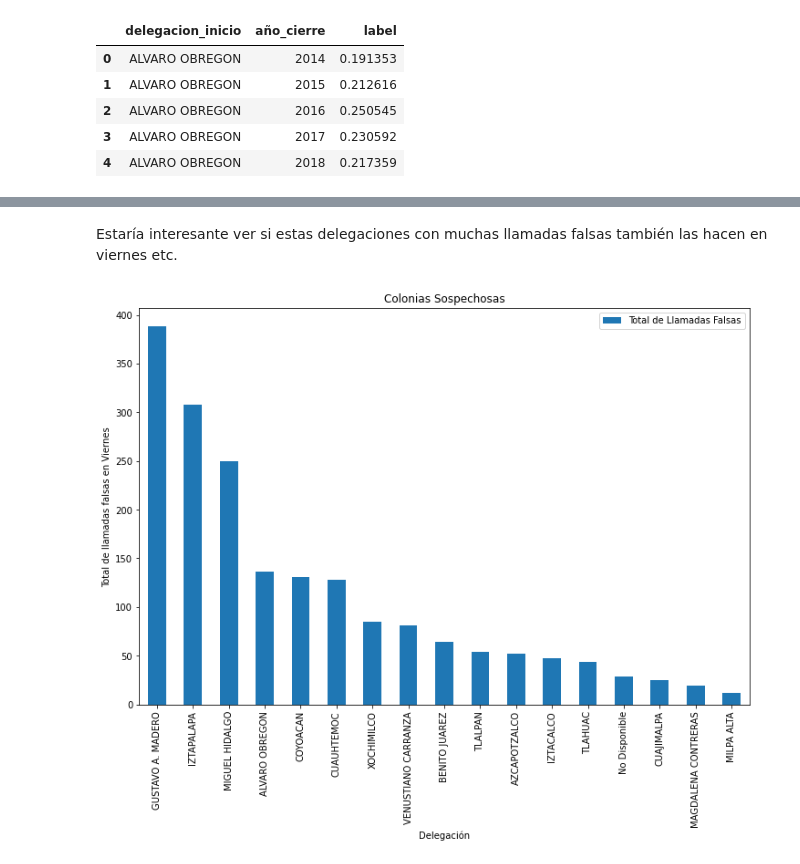
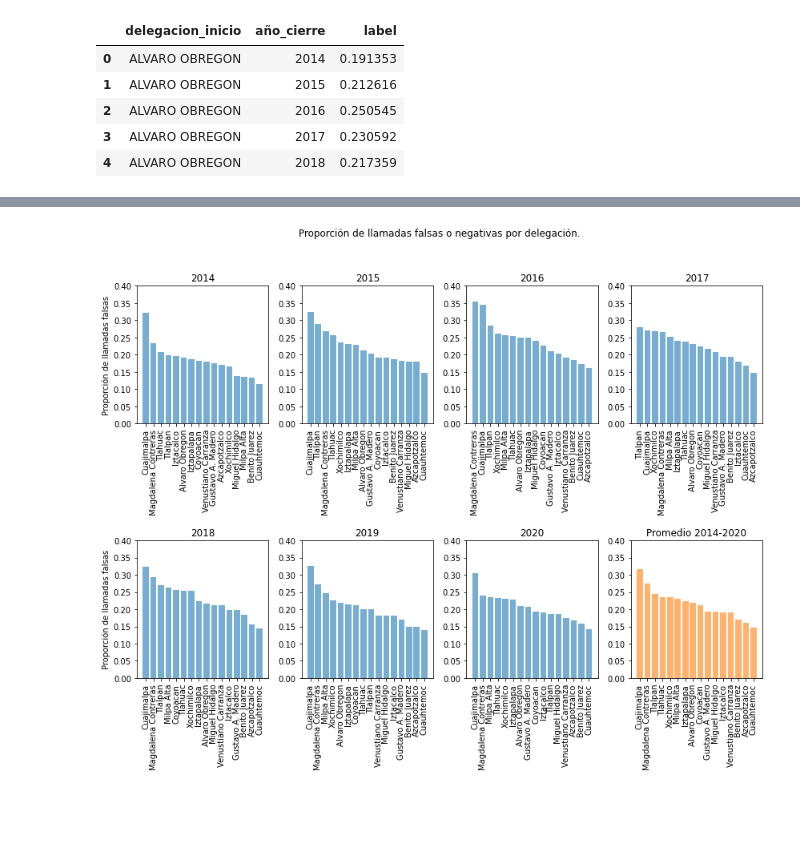
Before and after one commit to caroacostatovany/accidentes-viales-CDMX, a Jupyter notebook: notebooks/geda_pipeline.ipynb, the cells around one changed output, grey strips where cells are left out. Drawn from its saved outputs; the diff is of its cells as text; code cells hidden in the pictures; blank space fills up the shorter version.

Commit message:
añadiendo facet grids y funciones extra

```diff
--- a/notebooks/geda_pipeline.ipynb
+++ b/notebooks/geda_pipeline.ipynb
@@ -283,2 +208,0 @@ Name: año_cierre, dtype: int64
-# %%
-data["label"] = np.where(data["clas_con_f_alarma"] == "FALSA ALARMA", 1, 0)
@@ -448,2 +208,0 @@ plt.show();
-# %% [markdown]
-Estaría interesante ver si estas delegaciones con muchas llamadas falsas también las hacen en viernes etc.
@@ -454,9 +209,47 @@ col_viernes = col_viernes.rename(columns = {"label": "Total de Llamadas Falsas"}
-# %%
-fig, ax = plt.subplots(figsize = (12, 8))
-ax = col_viernes.plot.bar(ax=ax, x= "delegacion_inicio", y= "Total de Llamadas Falsas")
-plt.title("Colonias Sospechosas")
-plt.xlabel("Delegación")
-plt.ylabel("Total de llamadas falsas en Viernes")
-plt.show();
-# %% [output]
-[figure, removed]
+# %%
+#solo son 7 años y tengo 8 campos
+#tengo que agregar un campo adicional para llenar el facet grid; agreguemos el promedio
+promedio = prop.groupby(['delegacion_inicio'], as_index=False).agg({'label': 'mean'})
+promedio = promedio[promedio.delegacion_inicio != "No Disponible"].sort_values(by=["label"], ascending=False)
+promedio["delegacion_inicio"] = [e.lower().title() for e in promedio.delegacion_inicio.values]
+# %%
+#paso 1: inicializar el agrupamiento
+#el promedio de una columna de 0's y 1's es la proporción de 1's en esa columna.
+#encontramos la proporción de label por delegación
+prop = data.groupby(["delegacion_inicio", "año_cierre"], as_index = False).agg({"label": "mean"})
+prop = prop[prop.delegacion_inicio != "No Disponible"] #recordemos que así llenamos los Nans por colonia
+
+#paso 2: inicializar gráfica masiva
+fig, axs = plt.subplots(2,4, figsize = (14,10))
+plt.subplots_adjust(wspace = .25, hspace = .85, bottom = .20)
+fig.suptitle('Proporción de llamadas falsas o negativas por delegación.')
+
+#paso 3: llenar el facet grid
+for i in range(8):
+    año = 2014 + i #2014, 2015,..., 2020
+    row = i // 4
+    col = i % 4
+    #filtramos solo por año
+    grouping = prop[prop["año_cierre"] == año].sort_values(by = "label", ascending = False)
+    delegaciones = [e.lower().title() for e in grouping.delegacion_inicio.values]
+    axs[row,col].bar(grouping.delegacion_inicio, grouping.label, align='center', alpha=0.6)
+    axs[row,col].set_title(f"{str(año)}")
+    axs[row,col].set_ylim([0,.40])
+    axs[row,col].set_xticks(range(16))
+    axs[row,col].set_xticklabels(delegaciones, rotation = 90)
+    if i == 0 or i == 4:
+        axs[row,col].set(ylabel = "Proporción de llamadas falsas")
+    #campo del promedio se llena de formam distinta
+    if row == 1 and col == 3:
+        axs[row,col].bar(promedio.delegacion_inicio, promedio.label, align = "center", alpha=0.6)
+        delegaciones = [e for e in promedio.delegacion_inicio.values]
+        axs[row,col].set_title("Promedio 2014-2020")
+        axs[row,col].set_ylim([0,.40])
+        axs[row,col].set_xticks(range(16))
+        axs[row,col].set_xticklabels(delegaciones, rotation = 90)
+#plt.sca(axs[0,3])
+#plt.xticks(list(range(16)), ["str(e)" for e in range(16)], rotation=90)
+plt.show();
+#TO DO: poner solo las top 5 delegaciones no?
+# %% [output]
+[figure, added]
```
Also changed, not shown: parts of 50 cells of this notebook.
